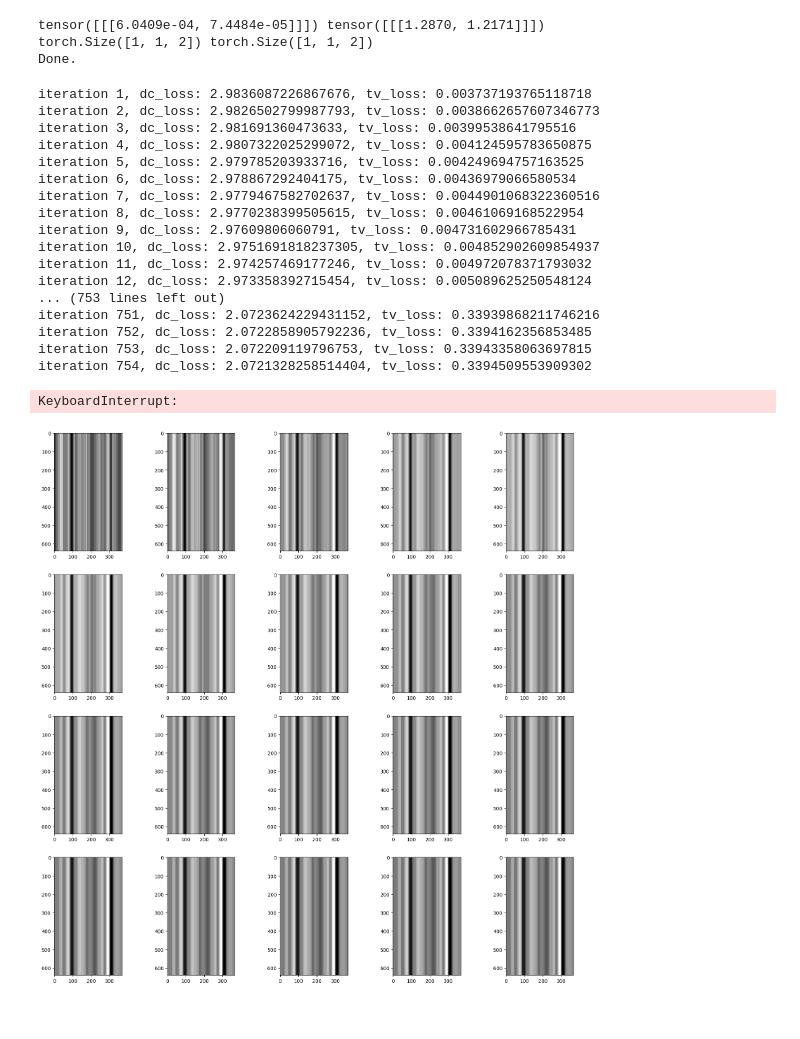
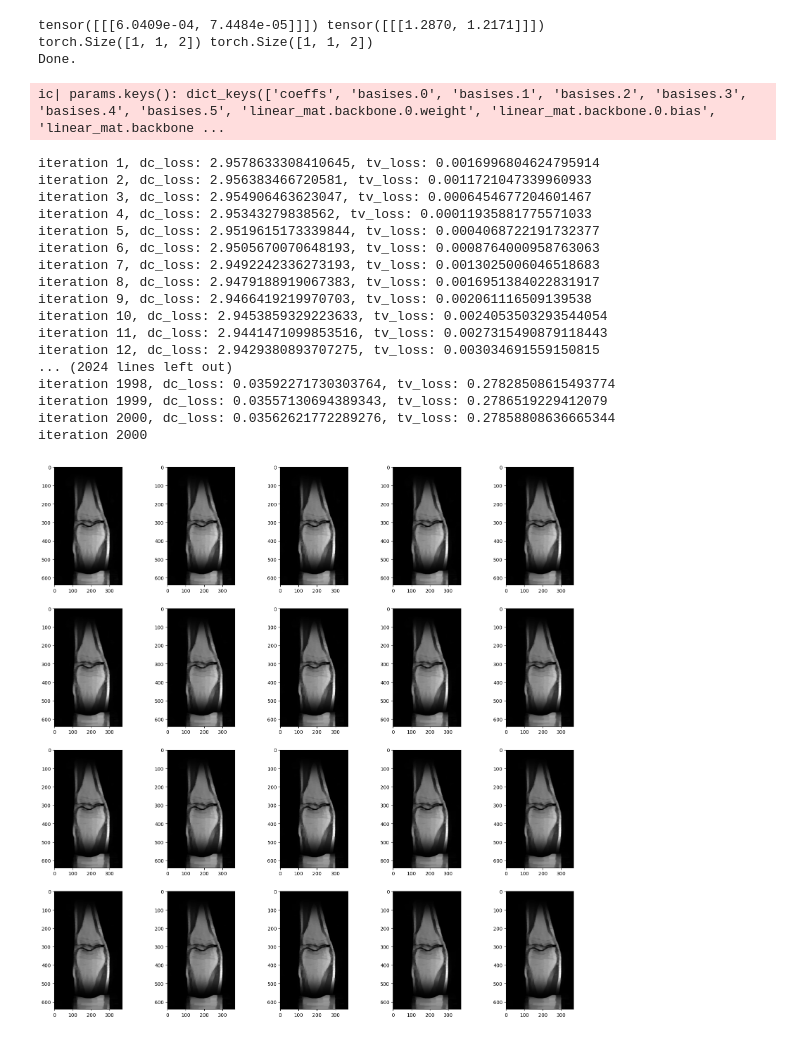
Before and after one commit to gRox167/ese5934_project, a Jupyter notebook: framework_plus_DF.ipynb, the cells around one changed output. Saved outputs shown, nothing was run; the diff lists cells and outputs as text; code cells hidden in the pictures.

```diff
--- a/framework_plus_DF.ipynb
+++ b/framework_plus_DF.ipynb
@@ -300,6 +300,9 @@ from omegaconf import OmegaConf
 # from torch.utils.data import DataLoader
 # from datalo
 
-base_conf = OmegaConf.load("/bmrc-homes/nmrgrp/nmr219/ese5934_project/defaults.yaml")
-second_conf = OmegaConf.load("/bmrc-homes/nmrgrp/nmr219/ese5934_project/image.yaml")
-cfg = OmegaConf.merge(base_conf, second_conf)
+base_conf = OmegaConf.load("/bmrc-an-data/Chunxu/ese5934_project/configs/defaults.yaml")
+second_conf = OmegaConf.load("/bmrc-an-data/Chunxu/ese5934_project/configs/image.yaml")
+cfg = OmegaConf.merge(
+    base_conf,
+    second_conf,
+)
@@ -306,8 +313,7 @@ cfg = OmegaConf.merge(base_conf, second_conf)
 # %%
 from ese5934_project.models.FactorFields import DictField
 
-cfg.dataset.aabb = [[0.0, 0.0], [640, 368]]
-device = torch.device("cuda")
-
-model = DictField(cfg, device)
+device = torch.device("cuda:0")
+size = (640, 368)
+model = DictField(cfg, size, device)
 # %% [output]
@@ -321,8 +335,6 @@ ic| self.coeff_reso: [6, 11]
 # %%
 from ese5934_project.models.FactorFields import get_coordinates
 
-device = torch.device("cuda")
-size = (640, 368)
 coords = get_coordinates(size)
 kspace, (mean, std), masked_kspace, mask, csm = dataset[15]
 optimizer = torchopt.adamw(lr=1e-3)
@@ -338,35 +350,35 @@ params, image_list = reconstruct(
     csm,
     mask,
     optimizer=optimizer,
-    iterations=1000,
+    iterations=2000,
     device=device,
 )
 # %% [output]
-iteration 1, dc_loss: 2.9836087226867676, tv_loss: 0.003737193765118718
-iteration 2, dc_loss: 2.9826502799987793, tv_loss: 0.0038662657607346773
-iteration 3, dc_loss: 2.981691360473633, tv_loss: 0.00399538641795516
-iteration 4, dc_loss: 2.9807322025299072, tv_loss: 0.004124595783650875
-iteration 5, dc_loss: 2.979785203933716, tv_loss: 0.004249694757163525
-iteration 6, dc_loss: 2.978867292404175, tv_loss: 0.00436979066580534
-iteration 7, dc_loss: 2.9779467582702637, tv_loss: 0.0044901068322360516
-iteration 8, dc_loss: 2.9770238399505615, tv_loss: 0.00461069168522954
-iteration 9, dc_loss: 2.97609806060791, tv_loss: 0.004731602966785431
-iteration 10, dc_loss: 2.9751691818237305, tv_loss: 0.004852902609854937
-iteration 11, dc_loss: 2.974257469177246, tv_loss: 0.004972078371793032
-iteration 12, dc_loss: 2.973358392715454, tv_loss: 0.005089625250548124
-... (753 lines left out)
-iteration 751, dc_loss: 2.0723624229431152, tv_loss: 0.33939868211746216
-iteration 752, dc_loss: 2.0722858905792236, tv_loss: 0.3394162356853485
-iteration 753, dc_loss: 2.072209119796753, tv_loss: 0.33943358063697815
-iteration 754, dc_loss: 2.0721328258514404, tv_loss: 0.3394509553909302
+ic| params.keys(): dict_keys(['coeffs', 'basises.0', 'basises.1', 'basises.2', 'basises.3', 'basises.4', 'basises.5', 'linear_mat.backbone.0.weight', 'linear_mat.backbone.0.bias', 'linear_mat.backbone ...
-KeyboardInterrupt:
+iteration 1, dc_loss: 2.9578633308410645, tv_loss: 0.0016996804624795914
+iteration 2, dc_loss: 2.956383466720581, tv_loss: 0.0011721047339960933
+iteration 3, dc_loss: 2.954906463623047, tv_loss: 0.0006454677204601467
+iteration 4, dc_loss: 2.95343279838562, tv_loss: 0.00011935881775571033
+iteration 5, dc_loss: 2.9519615173339844, tv_loss: 0.0004068722191732377
+iteration 6, dc_loss: 2.9505670070648193, tv_loss: 0.0008764000958763063
+iteration 7, dc_loss: 2.9492242336273193, tv_loss: 0.0013025006046518683
+iteration 8, dc_loss: 2.9479188919067383, tv_loss: 0.0016951384022831917
+iteration 9, dc_loss: 2.9466419219970703, tv_loss: 0.002061116509139538
+iteration 10, dc_loss: 2.9453859329223633, tv_loss: 0.0024053503293544054
+iteration 11, dc_loss: 2.9441471099853516, tv_loss: 0.0027315490879118443
+iteration 12, dc_loss: 2.9429380893707275, tv_loss: 0.003034691559150815
+... (2024 lines left out)
+iteration 1998, dc_loss: 0.03592271730303764, tv_loss: 0.27828508615493774
+iteration 1999, dc_loss: 0.03557130694389343, tv_loss: 0.2786519229412079
+iteration 2000, dc_loss: 0.03562621772289276, tv_loss: 0.27858808636665344
+iteration 2000
 # %%
 import matplotlib.pyplot as plt
 
 # there are 20 images in the list,
 # we want to plot them in a grid of 4x5
 fig, axs = plt.subplots(4, 5, figsize=(20, 20))
-for i, image in enumerate(image_list):
+for i, image in enumerate(image_list[-20:]):
     axs[i // 5, i % 5].imshow(complex_abs(image), cmap="gray")
 # %% [output]
-[figure, old version]
+[figure, new version]
```
Also changed, not shown: parts of 7 cells of this notebook, 4 other files.
